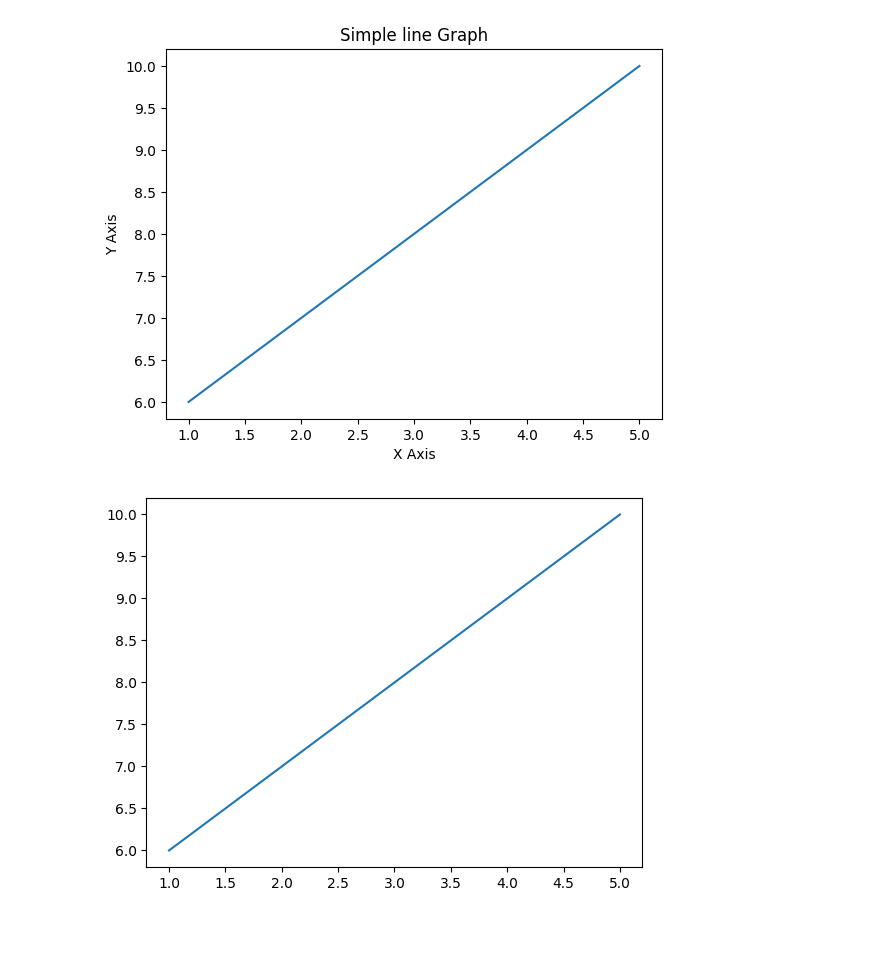
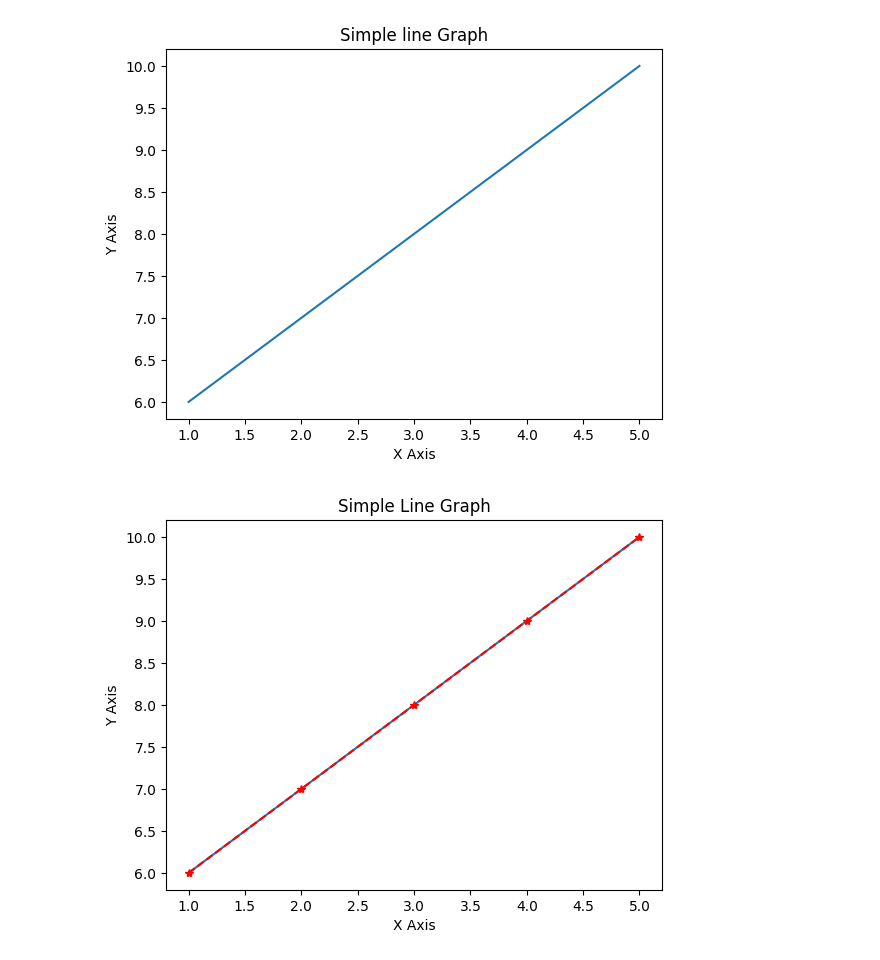
Before and after one commit to ub-victor/Python-Learning, a Jupyter notebook: BigData_work/matplotlib_Learning.ipynb, the cells around one changed output. Cells and saved outputs as stored; diff of their text form; code cells hidden in the pictures; blank space fills up the shorter version.

```diff
--- a/BigData_work/matplotlib_Learning.ipynb
+++ b/BigData_work/matplotlib_Learning.ipynb
@@ -39,16 +39,19 @@ plt.show()
 # %%
 # Styling the Graph
 import matplotlib.pyplot as plt
 
 x = [1, 2, 3, 4, 5]
 y = [6, 7, 8, 9, 10]
 
 plt.plot(x,y)
 
 plt.title("Simple Line Graph")
 plt.xlabel("X Axis")
 plt.ylabel("Y Axis")
 
+
+plt.plot(x, y, color = 'red', linestyle = "--", marker="*")
+
 plt.show()
 # %% [output]
-[figure, old version]
+[figure, new version]
```
